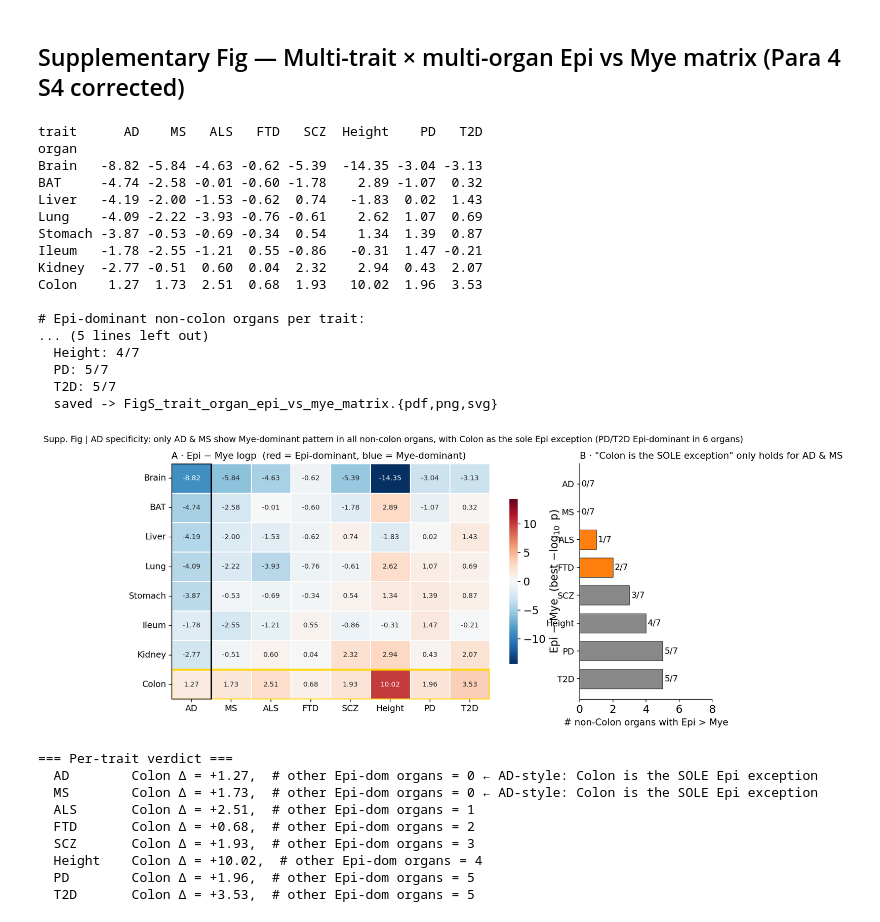
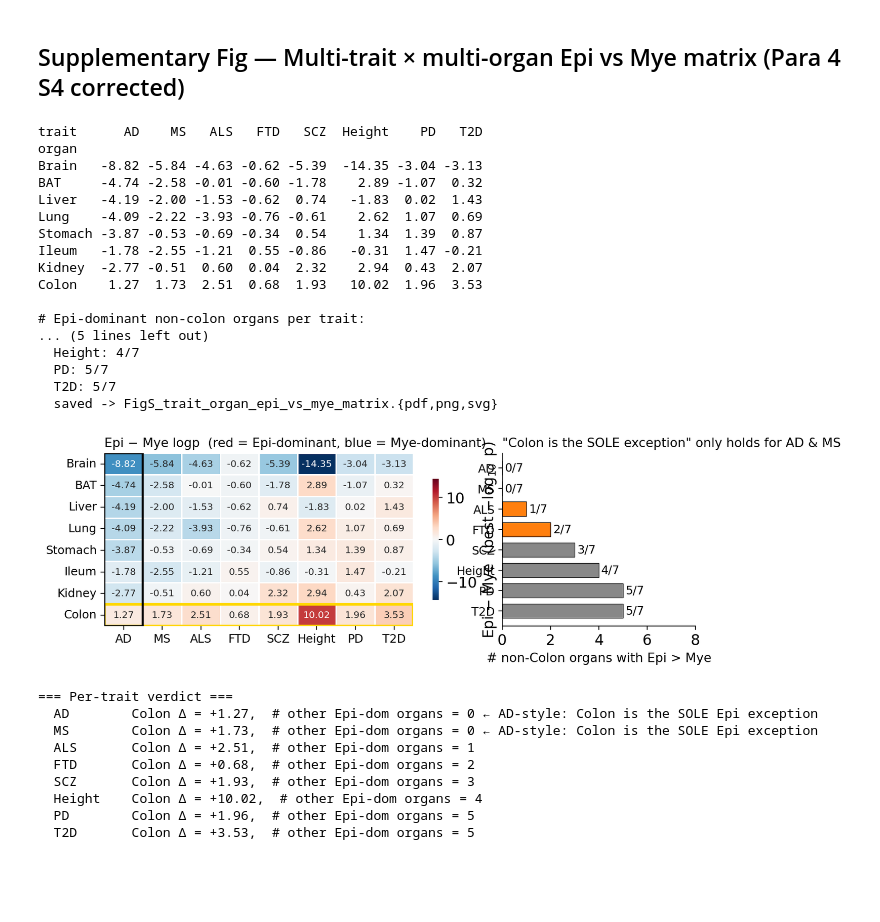
Before and after one commit to Starlitnightly/omicos-task-mouse-spatial, a Jupyter notebook: notebooks/paper_figure_supp.ipynb, the cells around one changed output. Drawn from its saved outputs; the diff is of its cells as text; code cells hidden in the pictures; blank space fills up the shorter version.

```diff
--- a/notebooks/paper_figure_supp.ipynb
+++ b/notebooks/paper_figure_supp.ipynb
@@ -356,8 +357,8 @@ for t in TRAITS:
     print(f'  {t}: {n_epi_ex_colon[t]}/{len(ORGANS)-1}')
 
 fig, (ax_mat, ax_count) = plt.subplots(
-    1, 2, figsize=(12.5, 5.6),
-    gridspec_kw={'width_ratios': [3.0, 1.0], 'wspace': 0.04},
+    1, 2, figsize=(10, 3),
+    gridspec_kw={'width_ratios': [2.0, 1.0], 'wspace': 0.04},
 )
 
 # --- Left: heatmap of Epi − Mye ---
@@ -379,7 +380,7 @@ ax_mat.add_patch(mpl.patches.Rectangle((0, colon_idx), len(TRAITS), 1,
 ad_idx = list(piv.columns).index('AD')
 ax_mat.add_patch(mpl.patches.Rectangle((ad_idx, 0), 1, len(ORGANS),
                                        fill=False, edgecolor='black', lw=2.0, zorder=10))
-ax_mat.set_title('A · Epi − Mye logp  (red = Epi-dominant, blue = Mye-dominant)',
+ax_mat.set_title('Epi − Mye logp  (red = Epi-dominant, blue = Mye-dominant)',
                  fontsize=TITLE_FS-1, loc='left')
 
 # --- Right: per-trait count of Epi-dominant non-Colon organs ---
@@ -397,45 +398,45 @@ ax_count.set_yticklabels(TRAITS, fontsize=TICK_FS-1)
 ax_count.set_xlabel('# non-Colon organs with Epi > Mye', fontsize=LABEL_FS-1)
 ax_count.set_xlim(0, len(ORGANS))
 ax_count.invert_yaxis()
-ax_count.set_title('B · "Colon is the SOLE exception" only holds for AD & MS',
+ax_count.set_title('"Colon is the SOLE exception" only holds for AD & MS',
                    fontsize=TITLE_FS-1, loc='left')
 ax_count.spines['top'].set_visible(False)
 ax_count.spines['right'].set_visible(False)
 
-fig.suptitle('Supp. Fig | AD specificity: only AD & MS show Mye-dominant pattern '
-             'in all non-colon organs, with Colon as the sole Epi exception '
-             '(PD/T2D Epi-dominant in 6 organs)',
-             fontsize=TITLE_FS-2, y=1.00)
-plt.tight_layout(rect=[0, 0, 1, 0.94])
+#fig.suptitle('AD specificity: only AD & MS show Mye-dominant pattern '
+#             'in all non-colon organs, with Colon as the sole Epi exception '
+#             '(PD/T2D Epi-dominant in 6 organs)',
+#             fontsize=TITLE_FS-2, y=1.00)
+#plt.tight_layout(rect=[0, 0, 1, 0.94])
 save_panel(fig, 'FigS_trait_organ_epi_vs_mye_matrix')
 plt.show()
 
 print('\n=== Per-trait verdict ===')
 for t in TRAITS:
     others = (piv.drop('Colon').loc[:, t] > 0).sum()
     colon = piv.loc['Colon', t]
     is_excep = others == 0 and colon > 0
     note = ' ← AD-style: Colon is the SOLE Epi exception' if is_excep else ''
     print(f'  {t:<8}  Colon Δ = {colon:+.2f},  # other Epi-dom organs = {others}{note}')
 # %% [output]
 trait      AD    MS   ALS   FTD   SCZ  Height    PD   T2D
 organ
 Brain   -8.82 -5.84 -4.63 -0.62 -5.39  -14.35 -3.04 -3.13
 BAT     -4.74 -2.58 -0.01 -0.60 -1.78    2.89 -1.07  0.32
 Liver   -4.19 -2.00 -1.53 -0.62  0.74   -1.83  0.02  1.43
 Lung    -4.09 -2.22 -3.93 -0.76 -0.61    2.62  1.07  0.69
 Stomach -3.87 -0.53 -0.69 -0.34  0.54    1.34  1.39  0.87
 Ileum   -1.78 -2.55 -1.21  0.55 -0.86   -0.31  1.47 -0.21
 Kidney  -2.77 -0.51  0.60  0.04  2.32    2.94  0.43  2.07
 Colon    1.27  1.73  2.51  0.68  1.93   10.02  1.96  3.53
 
 # Epi-dominant non-colon organs per trait:
 ... (5 lines left out)
   Height: 4/7
   PD: 5/7
   T2D: 5/7
   saved -> FigS_trait_organ_epi_vs_mye_matrix.{pdf,png,svg}
-[figure, old version]
+[figure, new version]
 === Per-trait verdict ===
   AD        Colon Δ = +1.27,  # other Epi-dom organs = 0 ← AD-style: Colon is the SOLE Epi exception
   MS        Colon Δ = +1.73,  # other Epi-dom organs = 0 ← AD-style: Colon is the SOLE Epi exception
```
Also changed, not shown: parts of 4 cells of this notebook, 5 other files.
